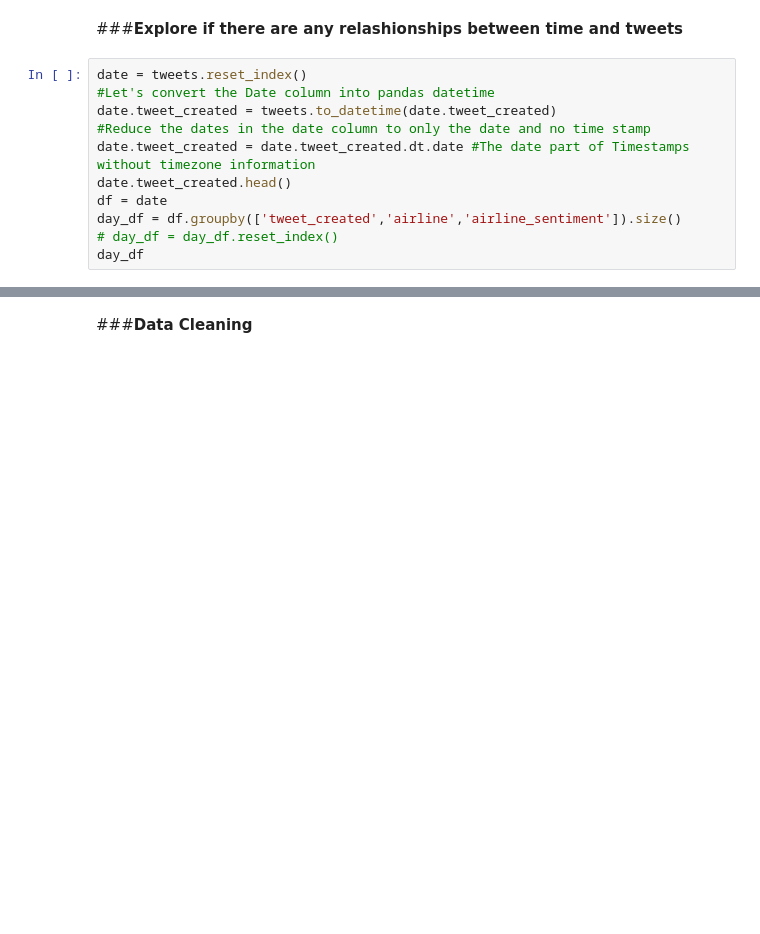
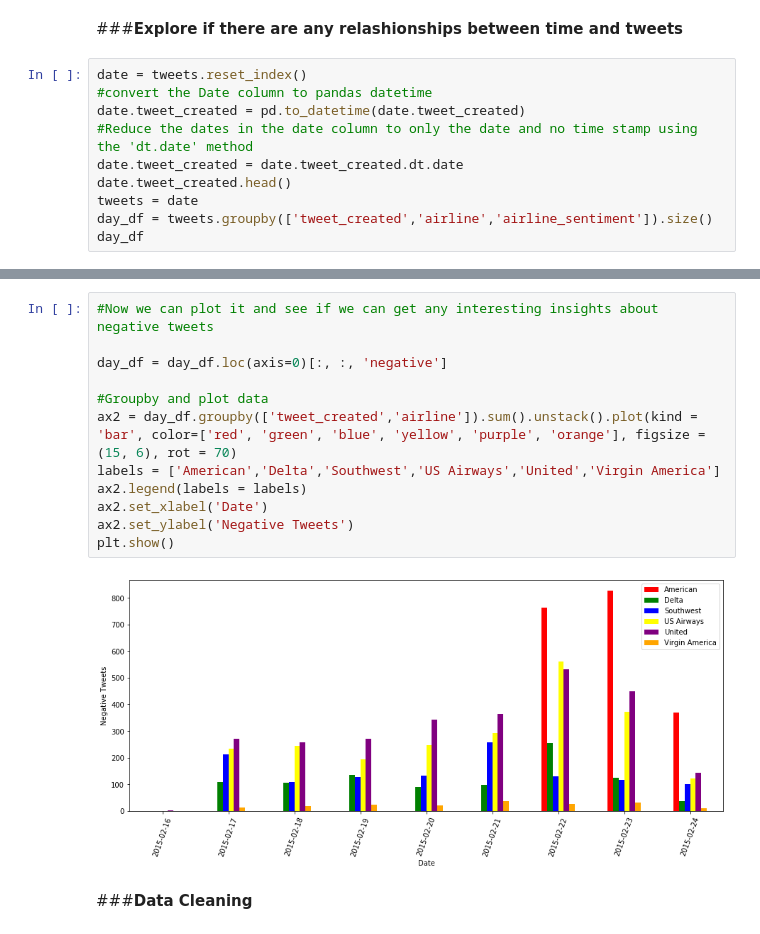
Before and after one commit to AlekseiMikhalev/Data-Science-Projects, a Jupyter notebook: ULMFiT_analysis.ipynb, the cells around one changed output, grey strips where cells are left out. Drawn from its saved outputs; the diff is of its cells as text; blank space fills up the shorter version.

```diff
--- a/ULMFiT_analysis.ipynb
+++ b/ULMFiT_analysis.ipynb
@@ -259,12 +259,11 @@ for i in airlines:
 ###__Explore if there are any relashionships between time and tweets__
 # %%
 date = tweets.reset_index()
-#Let's convert the Date column into pandas datetime
-date.tweet_created = tweets.to_datetime(date.tweet_created)
-#Reduce the dates in the date column to only the date and no time stamp
-date.tweet_created = date.tweet_created.dt.date #The date part of Timestamps without timezone information
+#convert the Date column to pandas datetime
+date.tweet_created = pd.to_datetime(date.tweet_created)
+#Reduce the dates in the date column to only the date and no time stamp using the 'dt.date' method
+date.tweet_created = date.tweet_created.dt.date
 date.tweet_created.head()
-df = date
-day_df = df.groupby(['tweet_created','airline','airline_sentiment']).size()
-# day_df = day_df.reset_index()
+tweets = date
+day_df = tweets.groupby(['tweet_created','airline','airline_sentiment']).size()
 day_df
@@ -271,2 +284,16 @@ day_df
+# %%
+#Now we can plot it and see if we can get any interesting insights about negative tweets
+
+day_df = day_df.loc(axis=0)[:, :, 'negative']
+
+#Groupby and plot data
+ax2 = day_df.groupby(['tweet_created','airline']).sum().unstack().plot(kind = 'bar', color=['red', 'green', 'blue', 'yellow', 'purple', 'orange'], figsize = (15, 6), rot = 70)
+labels = ['American','Delta','Southwest','US Airways','United','Virgin America']
+ax2.legend(labels = labels)
+ax2.set_xlabel('Date')
+ax2.set_ylabel('Negative Tweets')
+plt.show()
+# %% [output]
+[figure, added]
 # %% [markdown]
 ###__Data Cleaning__
```
Also changed, not shown: parts of 4 cells of this notebook.
